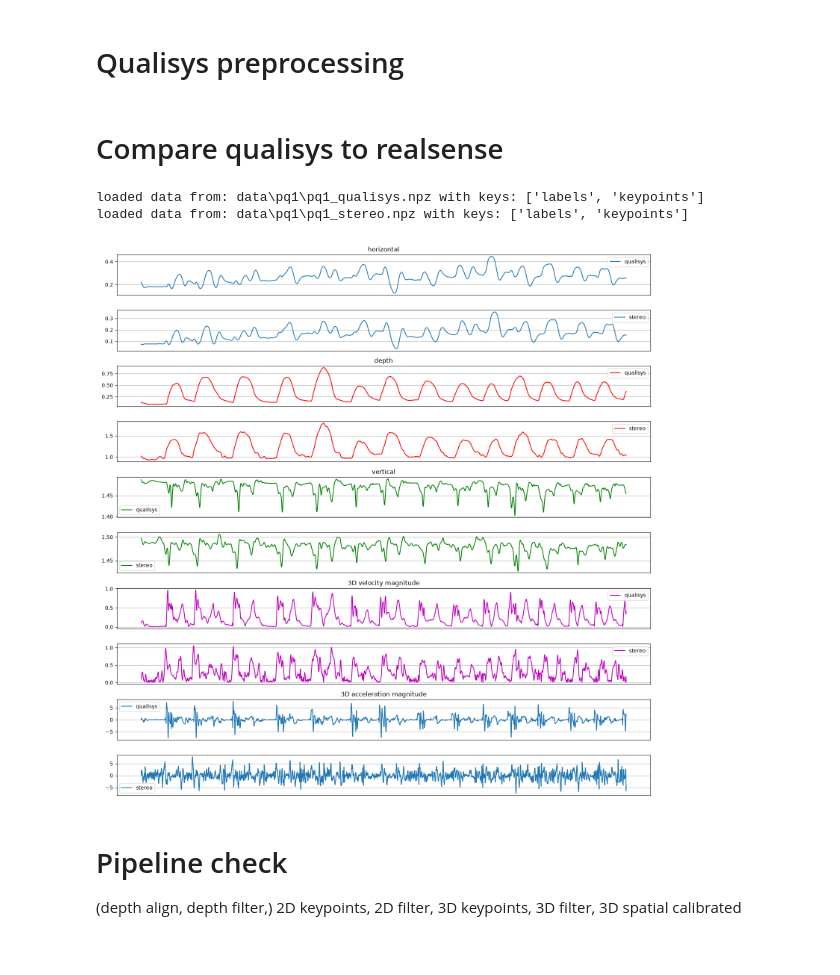
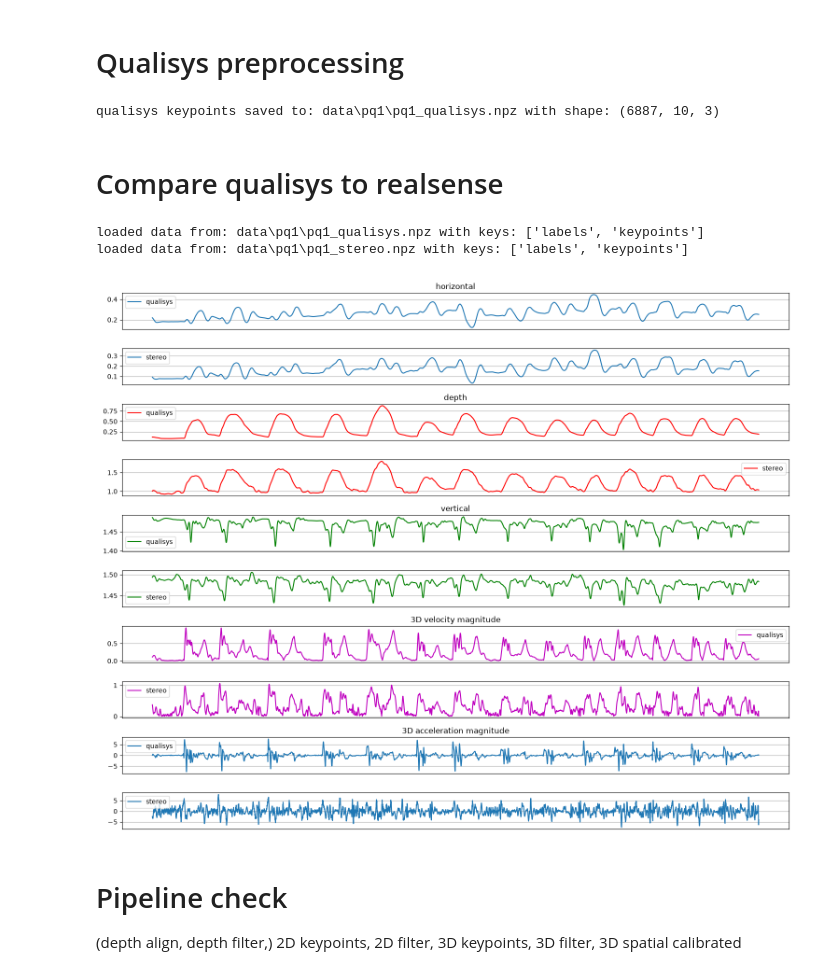
Before and after one commit to MateUnger/Realsense, a Jupyter notebook: test.ipynb, the cells around one changed output. Saved outputs shown, nothing was run; the diff lists cells and outputs as text; code cells hidden in the pictures.

```diff
--- a/test.ipynb
+++ b/test.ipynb
@@ -638,14 +638,17 @@ import os
 import json
 import matplotlib.pyplot as plt
 %matplotlib ipympl
-from util import *
+# from util import *
 
 recording_name = "pq1"
 keypoints_2d = np.load(os.path.join('data',recording_name, recording_name+'_keypoints_2d.npy'))
+filename_metadata = os.path.join('data', recording_name, f'{recording_name}_metadata.json')
 out_filename_keypoints_2d_filtered = os.path.join("data", recording_name, recording_name+"_keypoints_2d_filtered")
 
-with open(os.path.join('data', recording_name, f'{recording_name}_metadata.json')) as f:
+with open(filename_metadata) as f:
     metadata = json.load(f)
-print(keypoints_2d.shape)
+
+keypoints_2d_filtered = keypoints_2d # no filtering
+np.save(out_filename_keypoints_2d_filtered, keypoints_2d_filtered)
 # %% [output]
 (3861, 19, 2)
@@ -875,9 +862,8 @@ max reprojection error: 0.5488013
 # Qualisys preprocessing
 # %%
 import os
-import pandas as pd
 import numpy as np
-from util import get_qualisys_metadata, format_qualisys_export, get_basename, filter_data
+from util import get_qualisys_keypoints, filter_keypoints_median_butter
 
 recording_name = "pq1"
 filename_qualisys_tsv = os.path.join("data", recording_name, recording_name + ".tsv")
@@ -886,3 +872,15 @@ out_filename_qualisys_keypoints = os.path.join(
 )
 if not os.path.exists(filename_qualisys_tsv):
     raise FileNotFoundError(f"File {filename_qualisys_tsv} does not exits")
+
+qualisys_keypoints, qualisys_labels = get_qualisys_keypoints(filename=filename_qualisys_tsv)
+qualisys_keypoints = filter_keypoints_median_butter(
+    keypoints=qualisys_keypoints, sampling_rate=100, cutoff=7, order=2, gap_size=0.25
+)
+
+np.savez(out_filename_qualisys_keypoints, labels=qualisys_labels, keypoints=qualisys_keypoints)
+print(
+    f"qualisys keypoints saved to: {out_filename_qualisys_keypoints} with shape: {qualisys_keypoints.shape}"
+)
+# %% [output]
+qualisys keypoints saved to: data\pq1\pq1_qualisys.npz with shape: (6887, 10, 3)
@@ -928,67 +889,65 @@ def resample_centered(keypoints: np.ndarray, original_fps: float, target_fps: fl
-# %%
-import os
-import json
-from scipy.signal import resample_poly
-import matplotlib.pyplot as plt
-%matplotlib ipympl
-from util import load_keypoints_and_labels, get_velocity_and_acceleration, filter_keypoints_median_butter, resample_timeseriess
-recording_name = 'pq1'
-
-filename_qualisys_keypoints = os.path.join('data',recording_name,recording_name+'_qualisys.npz')
-qualisys_keypoints, qualisys_labels = load_keypoints_and_labels(filename=filename_qualisys_keypoints)
-
-filename_stereo_keypoints = os.path.join('data',recording_name,recording_name+'_stereo.npz')
-stereo_keypoints, stereo_labels = load_keypoints_and_labels(filename=filename_stereo_keypoints)
-
-filename_metadata = os.path.join('data', recording_name, recording_name+'_metadata.json')
-with open(filename_metadata) as f:
-    metadata = json.load(f)
-# %% [output]
-loaded data from: data\pq1\pq1_qualisys.npz with keys: ['labels', 'keypoints']
-loaded data from: data\pq1\pq1_stereo.npz with keys: ['labels', 'keypoints']
 # %%
+import os
+import json
+import matplotlib.pyplot as plt
+%matplotlib ipympl
+from util import load_keypoints_and_labels, get_velocity_and_acceleration, filter_keypoints_median_butter, resample_keypoints
+recording_name = 'pq1'
+
+filename_qualisys_keypoints = os.path.join('data',recording_name,recording_name+'_qualisys.npz')
+qualisys_keypoints, qualisys_labels = load_keypoints_and_labels(filename=filename_qualisys_keypoints)
+
+filename_stereo_keypoints = os.path.join('data',recording_name,recording_name+'_stereo.npz')
+stereo_keypoints, stereo_labels = load_keypoints_and_labels(filename=filename_stereo_keypoints)
+
+filename_metadata = os.path.join('data', recording_name, recording_name+'_metadata.json')
+with open(filename_metadata) as f:
+    metadata = json.load(f)
+
 KPT_NAME = 'mid_shoulder'
 
 stereo_keypoints = filter_keypoints_median_butter(keypoints=stereo_keypoints, sampling_rate=metadata['fps'], cutoff=3, order=2, gap_size=0.25, median_window=0.01)
-stereo_keypoints = resample_centered(stereo_keypoints, 60, 100)
+stereo_keypoints = resample_keypoints(stereo_keypoints, 60, 100)
 
-stereo_cut= 450
-qualisys_cut = 6100
+stereo_cut= 430
+qualisys_cut = 6050
 
 stereo_velocity_3d, stereo_acceleration_3d = get_velocity_and_acceleration(keypoint=stereo_keypoints[stereo_cut:, stereo_labels.index(KPT_NAME),:],fps=100)
 qualisys_velocity_3d, qualisys_acceleration_3d = get_velocity_and_acceleration(keypoint=qualisys_keypoints[:qualisys_cut,qualisys_labels.index(KPT_NAME),:], fps=100)
 
 
 plt.close('all')
-fig, axs = plt.subplots(10,1, figsize=(15,15))
+fig, axs = plt.subplots(10,1, figsize=(15,12))
 
 axs[0].set_title('horizontal')
 axs[0].plot(qualisys_keypoints[:qualisys_cut, qualisys_labels.index(KPT_NAME),1], label='qualisys')
 axs[1].plot(stereo_keypoints[stereo_cut:,stereo_labels.index(KPT_NAME),0], label='stereo')
 
 axs[2].set_title('depth')
 axs[2].plot(qualisys_keypoints[:qualisys_cut, qualisys_labels.index(KPT_NAME),0], label='qualisys',color='r')
 axs[3].plot(stereo_keypoints[stereo_cut:,stereo_labels.index(KPT_NAME),1],label='stereo', color = 'r')
 
 axs[4].set_title('vertical')
 axs[4].plot(qualisys_keypoints[:qualisys_cut, qualisys_labels.index(KPT_NAME),2], label='qualisys',color='g')
 axs[5].plot(-stereo_keypoints[stereo_cut:,stereo_labels.index(KPT_NAME),2],label='stereo', color='g')
 
 axs[6].set_title('3D velocity magnitude')
 axs[6].plot(qualisys_velocity_3d, label='qualisys', color='m')
 axs[7].plot(stereo_velocity_3d, label='stereo', color='m')
 
 axs[8].set_title('3D acceleration magnitude')
 axs[8].plot(qualisys_acceleration_3d, label='qualisys')
 axs[9].plot(stereo_acceleration_3d, label='stereo')
 
 for ax in axs:
     ax.grid()
     ax.legend()
     ax.set_xticks([])
 plt.tight_layout()
 # %% [output]
+loaded data from: data\pq1\pq1_qualisys.npz with keys: ['labels', 'keypoints']
+loaded data from: data\pq1\pq1_stereo.npz with keys: ['labels', 'keypoints']
-[figure, old version]
+[figure, new version]
 # %% [markdown]
 # Pipeline check
 (depth align, depth filter,) 2D keypoints, 2D filter, 3D keypoints, 3D filter, 3D spatial calibrated
```
Also changed, not shown: parts of 10 cells of this notebook, 1 other file.
